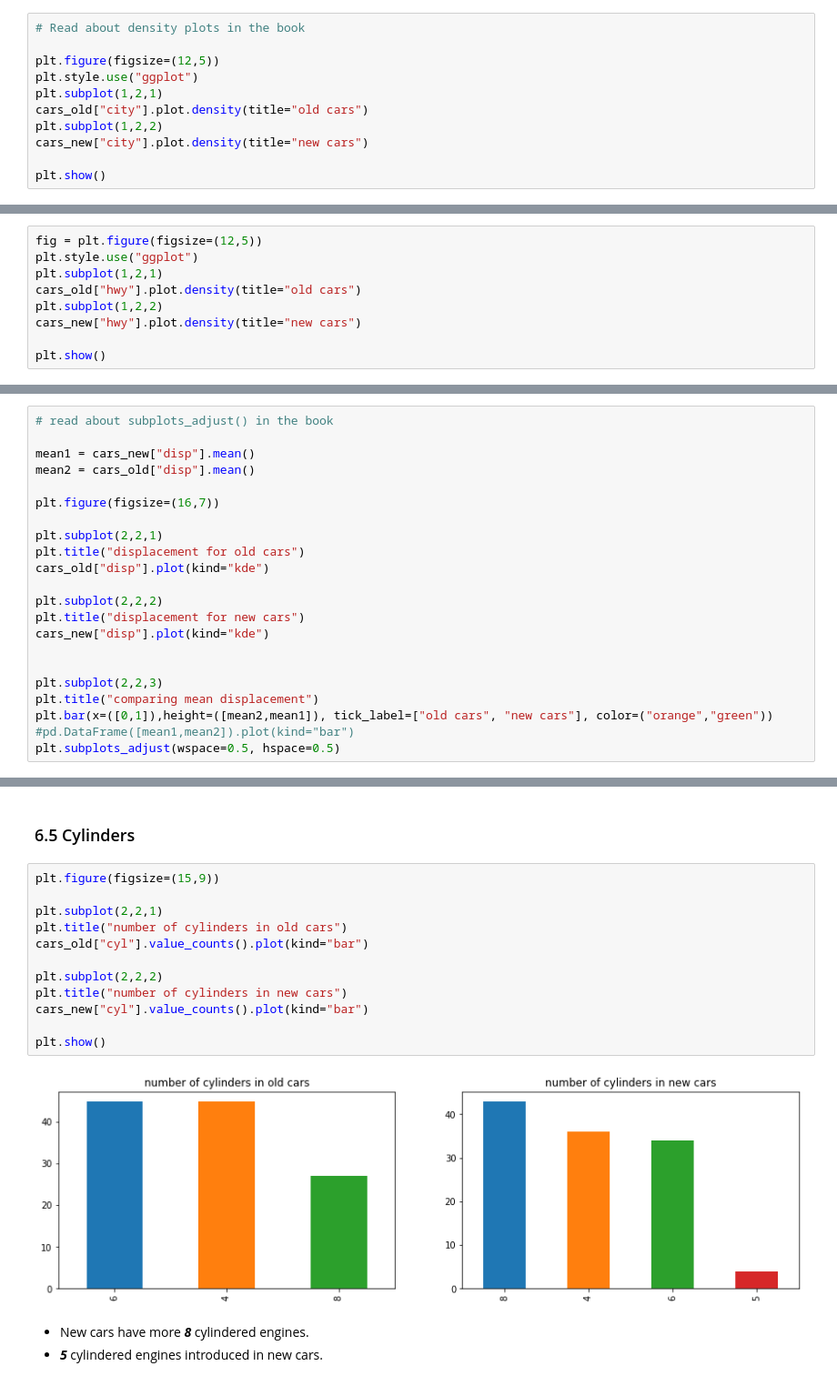
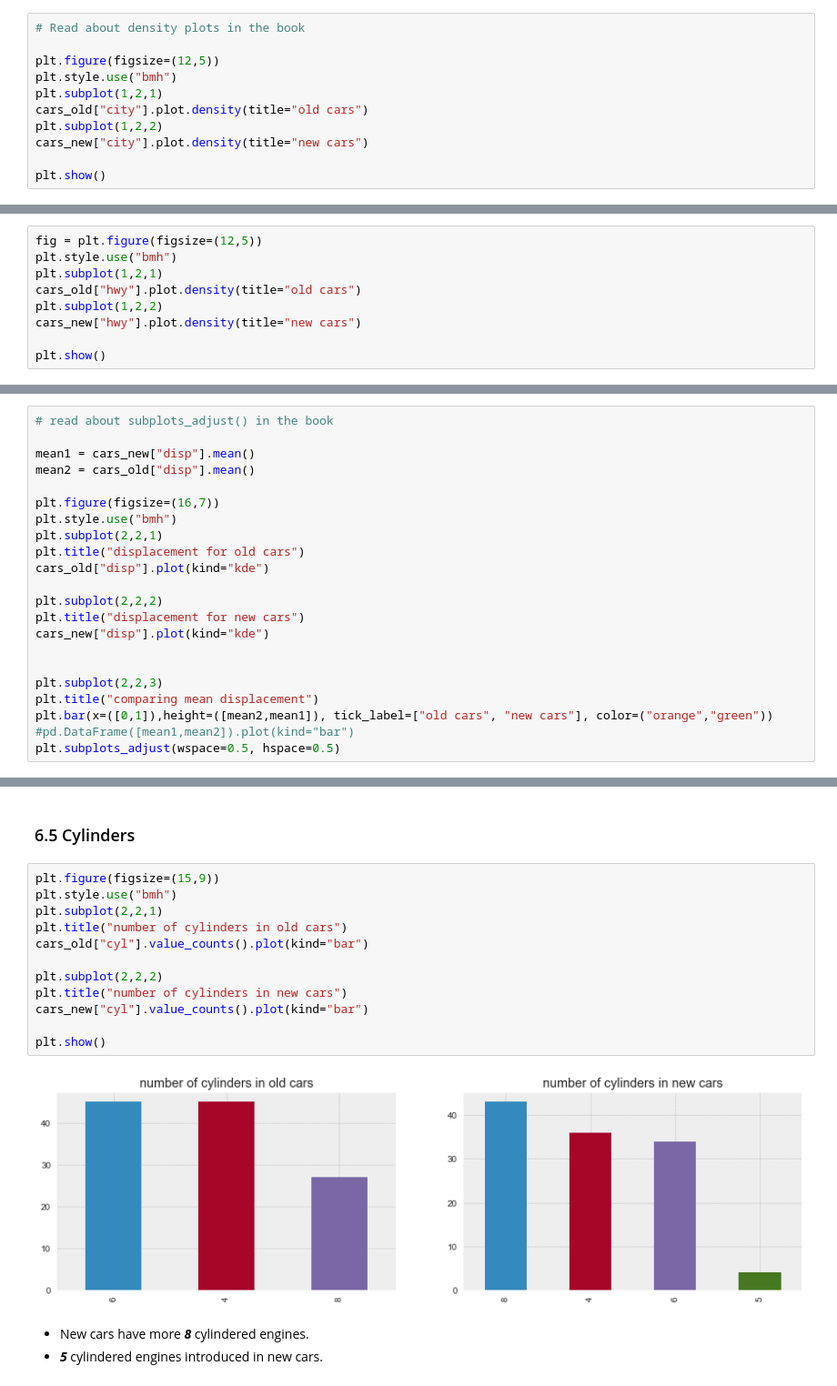
Before and after one commit to anish2197/data-analystics, a Jupyter notebook: Day 2.ipynb, the cells around one changed output, grey strips where cells are left out. Shown at 91% size. Saved outputs shown, nothing was run; the diff lists cells and outputs as text.

```diff
--- a/Day 2.ipynb
+++ b/Day 2.ipynb
@@ -358,7 +358,7 @@ cars_new.head()
 # Read about density plots in the book
 
 plt.figure(figsize=(12,5))
-plt.style.use("ggplot")
+plt.style.use("bmh")
 plt.subplot(1,2,1)
 cars_old["city"].plot.density(title="old cars")
 plt.subplot(1,2,2)
@@ -370,6 +370,6 @@ plt.show()
 # %%
 fig = plt.figure(figsize=(12,5))
-plt.style.use("ggplot")
+plt.style.use("bmh")
 plt.subplot(1,2,1)
 cars_old["hwy"].plot.density(title="old cars")
 plt.subplot(1,2,2)
@@ -430,7 +430,7 @@ mean1 = cars_new["disp"].mean()
 mean2 = cars_old["disp"].mean()
 
 plt.figure(figsize=(16,7))
-
+plt.style.use("bmh")
 plt.subplot(2,2,1)
 plt.title("displacement for old cars")
 cars_old["disp"].plot(kind="kde")
@@ -453,18 +453,18 @@ plt.subplots_adjust(wspace=0.5, hspace=0.5)
 ### 6.5 Cylinders
 # %%
 plt.figure(figsize=(15,9))
-
+plt.style.use("bmh")
 plt.subplot(2,2,1)
 plt.title("number of cylinders in old cars")
 cars_old["cyl"].value_counts().plot(kind="bar")
 
 plt.subplot(2,2,2)
 plt.title("number of cylinders in new cars")
 cars_new["cyl"].value_counts().plot(kind="bar")
 
 plt.show()
 # %% [output]
-[figure, old version]
+[figure, new version]
 # %% [markdown]
 * New cars have more ***8*** cylindered engines.
 * ***5*** cylindered engines introduced in new cars.
```
Also changed, not shown: parts of 3 cells of this notebook.
